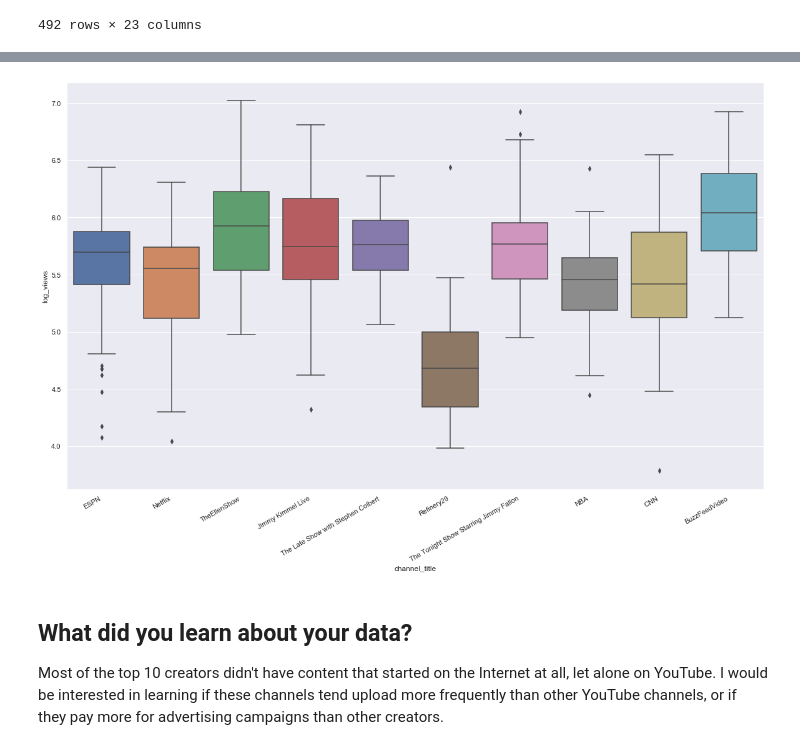
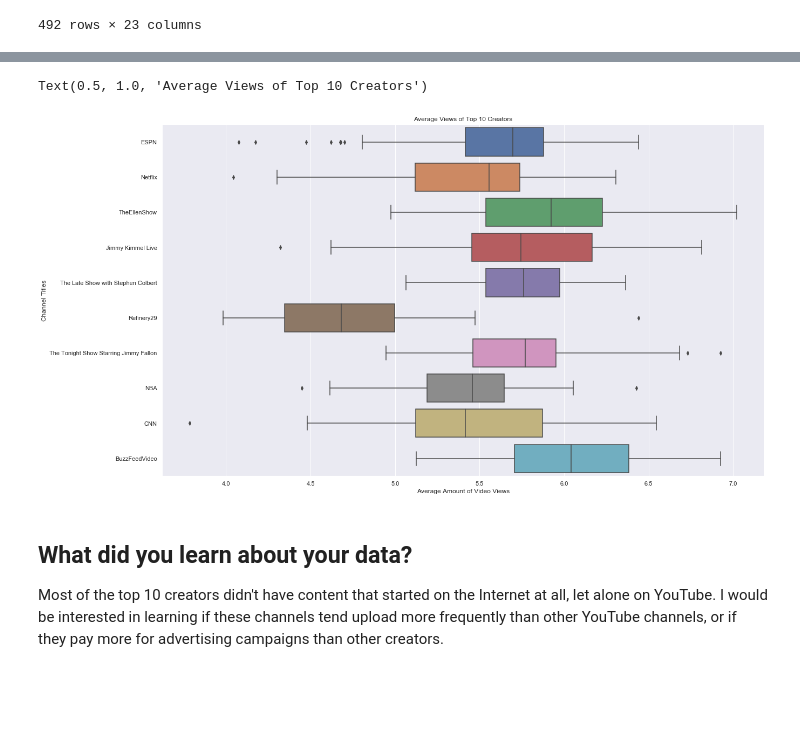
Before and after one commit to Carlene/youtube_trending, a Jupyter notebook: trending_creators.ipynb, the cells around one changed output, grey strips where cells are left out. Saved outputs shown, nothing was run; the diff lists cells and outputs as text; code cells hidden in the pictures; blank space fills up the shorter version.

```diff
--- a/trending_creators.ipynb
+++ b/trending_creators.ipynb
@@ -186,13 +181,12 @@ ESPN was the channel that showed up on the list the most, and had 80 trending vi
-# %%
-# plt.ylim(0,1000000)
-# sns.set(rc={'figure.figsize':(23,12)})
-# sns.boxplot(x="channel_title", y="views", data=top_channels_all)
-
-sns.set(rc={'figure.figsize':(20,12)})
-n = sns.boxplot(x="channel_title", y="log_views", data=top_channels_all)
-n_axis = n.set_xticklabels(n.get_xticklabels(), rotation=30, horizontalalignment='right')
-# %% [output]
-[figure, removed]
+# %%
+sns.set(rc={'figure.figsize':(20,12)})
+n = sns.boxplot(x="log_views", y="channel_title", data=top_channels_all)
+plt.xlabel("Average Amount of Video Views")
+plt.ylabel("Channel Titles")
+plt.title("Average Views of Top 10 Creators")
+# %% [output]
+Text(0.5, 1.0, 'Average Views of Top 10 Creators')
+[figure, added]
 # %% [markdown]
 ## What did you learn about your data?
 
```
Also changed, not shown: parts of 13 cells of this notebook.
